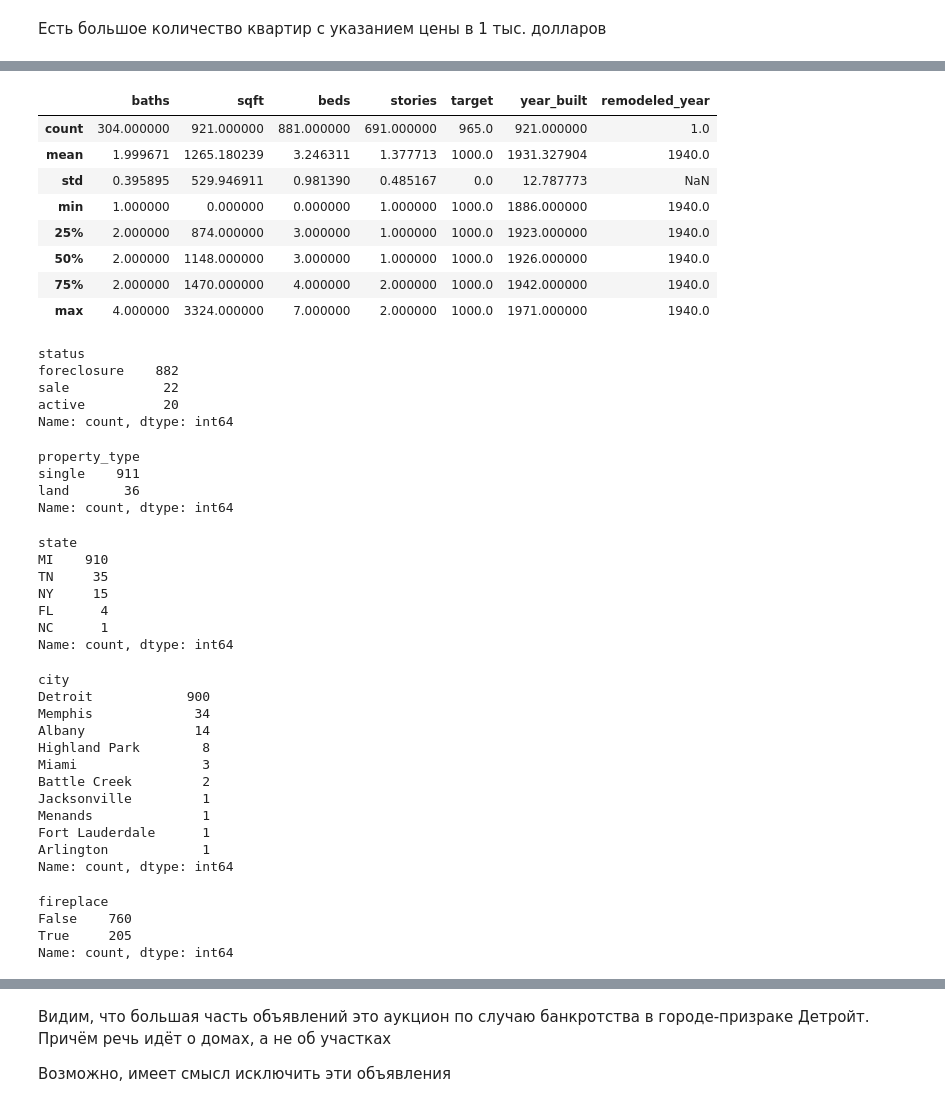
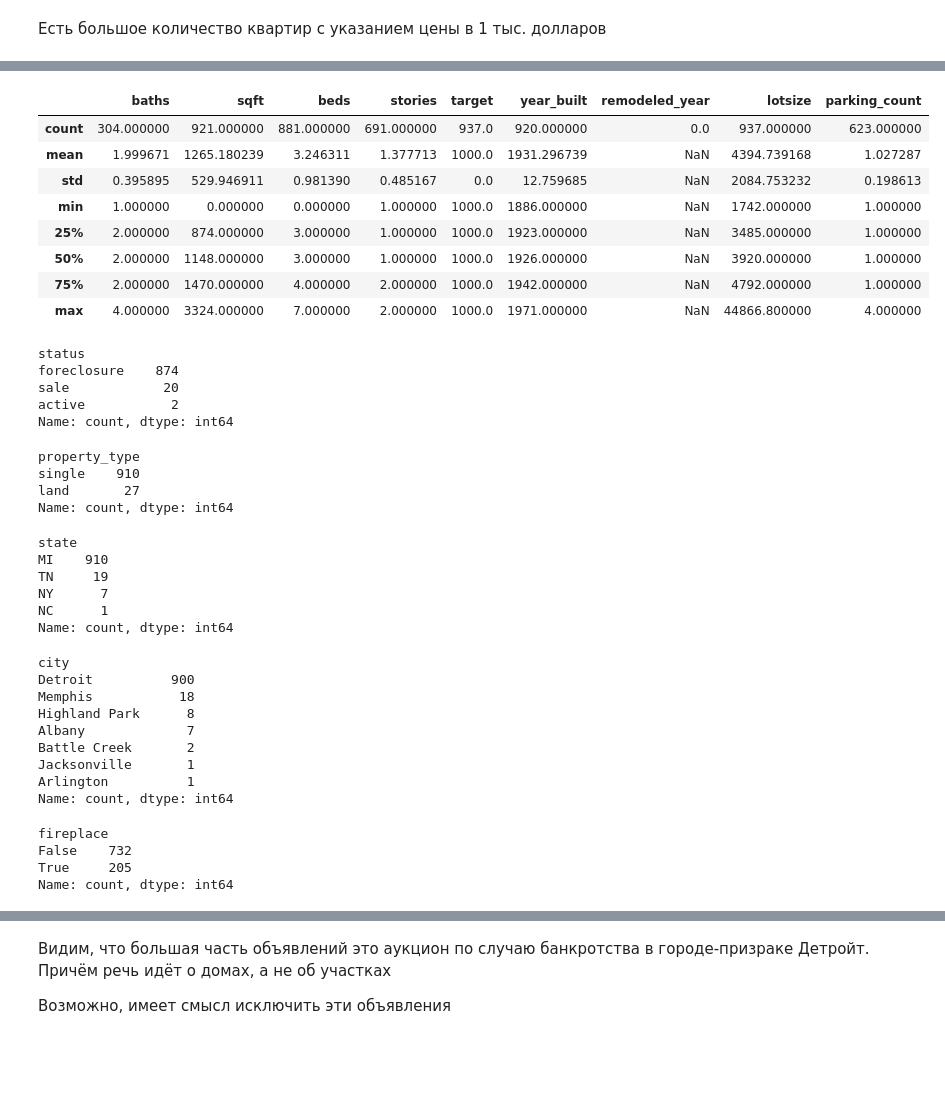
Before and after one commit to mvulf/housing_cost, a Jupyter notebook: notebooks/2.1-mv-eda.ipynb, the cells around one changed output, grey strips where cells are left out. Drawn from its saved outputs; the diff is of its cells as text; code cells hidden in the pictures; blank space fills up the shorter version.

```diff
--- a/notebooks/2.1-mv-eda.ipynb
+++ b/notebooks/2.1-mv-eda.ipynb
@@ -122,5 +129,7 @@ check_duplicates_cols = [
 duplicated_mask = df[check_duplicates_cols].duplicated()
 duplicates_cnt = duplicated_mask.sum()
 print('Количество дубликатов:', duplicates_cnt)
+df = df.drop_duplicates(subset=check_duplicates_cols)
+print(f'Размер датасета: {df.shape}')
 # %% [output]
 Количество дубликатов: 1169
@@ -126,0 +145,6 @@ print('Количество дубликатов:', duplicates_cnt)
+# %%
+for feature in service_cols:
+    display(df[feature].value_counts(normalize=True))
+
+df = df.drop(service_cols, axis=1)
+print(f'Размер датасета: {df.shape}')
@@ -126,0 +174,14 @@ print('Количество дубликатов:', duplicates_cnt)
+# %%
+check_nans = [
+    *advert_cols,
+    *address_cols,
+    *home_property_cols,
+]
+
+row_nans = df[check_nans].isna().sum(axis=1)
+ten_more_nans = row_nans.value_counts()[10:].sum()
+ten_more_nans_percentage = utils.get_percentage(ten_more_nans, df.shape[0])
+print(f'Доля строк с 10 пропусками и более: {ten_more_nans_percentage}')
+
+
+visualize.plot_nans_stat(df, check_nans=check_nans);
@@ -126,0 +235,3 @@ print('Количество дубликатов:', duplicates_cnt)
+# %%
+df = df[row_nans < 10]
+print(f'Размер датасета: {df.shape}')
@@ -184,51 +277,47 @@ memory usage: 67.1+ MB
 # %%
 display(df[df['target'] == 1e3].describe())
 
 columns_list = [
-    'status', 'property_type', 'state', 'city', 'fireplace', 'price/sqft'
+    'status', 'property_type', 'state', 'city', 'fireplace',
 ]
 
 for column in columns_list:
     display(df[df['target'] == 1e3][column].value_counts())
 # %% [output]
-|  | baths | sqft | beds | stories | target | year_built | remodeled_year |
-| count | 304.000000 | 921.000000 | 881.000000 | 691.000000 | 965.0 | 921.000000 | 1.0 |
-| mean | 1.999671 | 1265.180239 | 3.246311 | 1.377713 | 1000.0 | 1931.327904 | 1940.0 |
-| std | 0.395895 | 529.946911 | 0.981390 | 0.485167 | 0.0 | 12.787773 | NaN |
-| min | 1.000000 | 0.000000 | 0.000000 | 1.000000 | 1000.0 | 1886.000000 | 1940.0 |
-| 25% | 2.000000 | 874.000000 | 3.000000 | 1.000000 | 1000.0 | 1923.000000 | 1940.0 |
-| 50% | 2.000000 | 1148.000000 | 3.000000 | 1.000000 | 1000.0 | 1926.000000 | 1940.0 |
-| 75% | 2.000000 | 1470.000000 | 4.000000 | 2.000000 | 1000.0 | 1942.000000 | 1940.0 |
-| max | 4.000000 | 3324.000000 | 7.000000 | 2.000000 | 1000.0 | 1971.000000 | 1940.0 |
+|  | baths | sqft | beds | stories | target | year_built | remodeled_year | lotsize | parking_count |
+| count | 304.000000 | 921.000000 | 881.000000 | 691.000000 | 937.0 | 920.000000 | 0.0 | 937.000000 | 623.000000 |
+| mean | 1.999671 | 1265.180239 | 3.246311 | 1.377713 | 1000.0 | 1931.296739 | NaN | 4394.739168 | 1.027287 |
+| std | 0.395895 | 529.946911 | 0.981390 | 0.485167 | 0.0 | 12.759685 | NaN | 2084.753232 | 0.198613 |
+| min | 1.000000 | 0.000000 | 0.000000 | 1.000000 | 1000.0 | 1886.000000 | NaN | 1742.000000 | 1.000000 |
+| 25% | 2.000000 | 874.000000 | 3.000000 | 1.000000 | 1000.0 | 1923.000000 | NaN | 3485.000000 | 1.000000 |
+| 50% | 2.000000 | 1148.000000 | 3.000000 | 1.000000 | 1000.0 | 1926.000000 | NaN | 3920.000000 | 1.000000 |
+| 75% | 2.000000 | 1470.000000 | 4.000000 | 2.000000 | 1000.0 | 1942.000000 | NaN | 4792.000000 | 1.000000 |
+| max | 4.000000 | 3324.000000 | 7.000000 | 2.000000 | 1000.0 | 1971.000000 | NaN | 44866.800000 | 4.000000 |
 status
-foreclosure    882
-sale            22
-active          20
+foreclosure    874
+sale            20
+active           2
 Name: count, dtype: int64
 property_type
-single    911
-land       36
+single    910
+land       27
 Name: count, dtype: int64
 state
 MI    910
-TN     35
-NY     15
-FL      4
+TN     19
+NY      7
 NC      1
 Name: count, dtype: int64
 city
-Detroit            900
-Memphis             34
-Albany              14
-Highland Park        8
-Miami                3
-Battle Creek         2
-Jacksonville         1
-Menands              1
-Fort Lauderdale      1
-Arlington            1
+Detroit          900
+Memphis           18
+Highland Park      8
+Albany             7
+Battle Creek       2
+Jacksonville       1
+Arlington          1
 Name: count, dtype: int64
 fireplace
-False    760
+False    732
 True     205
 Name: count, dtype: int64
```
Also changed, not shown: parts of 47 cells of this notebook, 4 other files.
